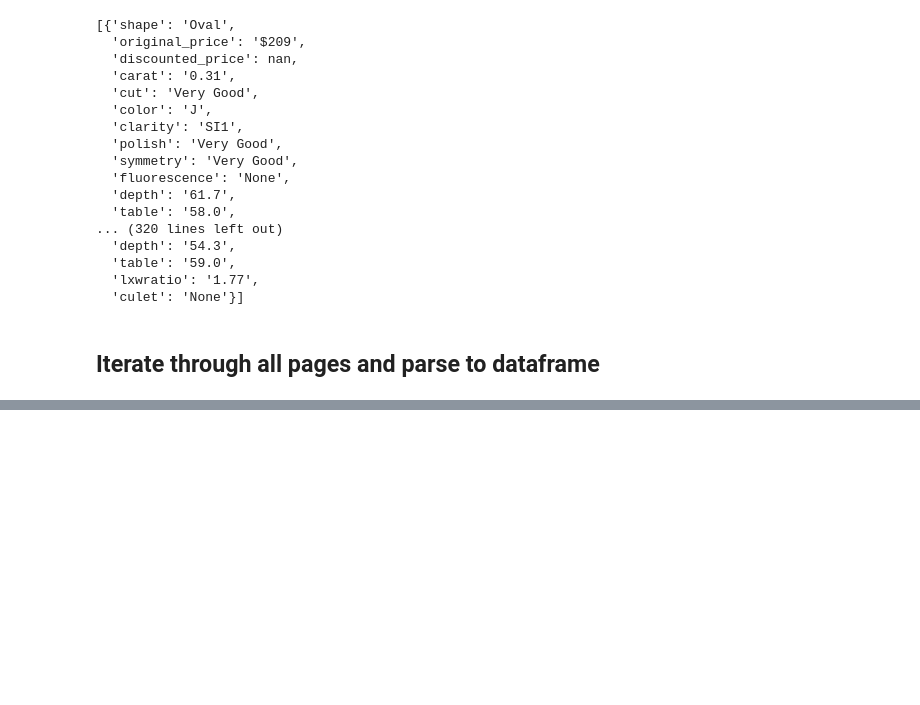
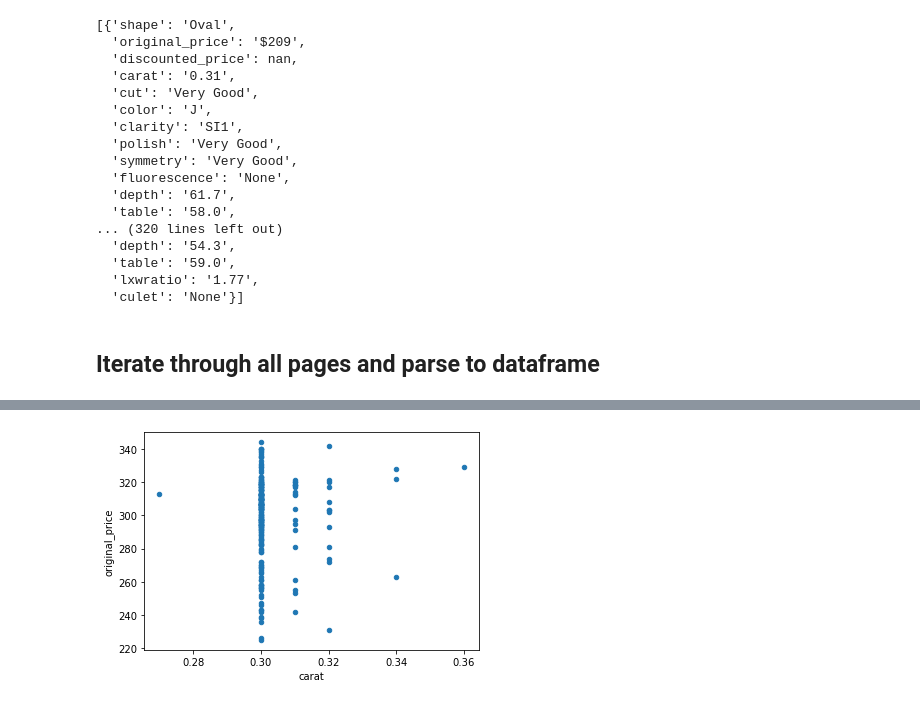
Before and after one commit to wjlau/Capstone2, a Jupyter notebook: bluenile_parser.ipynb, the cells around one changed output, grey strips where cells are left out. Drawn from its saved outputs; the diff is of its cells as text; code cells hidden in the pictures; blank space fills up the shorter version.

Commit message:
WIP - need to update with new pulled data when ready

```diff
--- a/bluenile_parser.ipynb
+++ b/bluenile_parser.ipynb
@@ -115,0 +124,4 @@ def parse_to_df(num_pages):
+# %%
+df = pd.read_csv('/Users/winglau/Desktop/Docker/Capstone2/diamond_data.csv')
+# %%
+df.original_price = pd.to_numeric(df.original_price)
@@ -115,0 +148,5 @@ def parse_to_df(num_pages):
+# %%
+df[df['shape']=='Pear'].plot.scatter(x = "carat", y = "original_price")
+plt.show()
+# %% [output]
+[figure, added]
```
Also changed, not shown: parts of 6 cells of this notebook.
